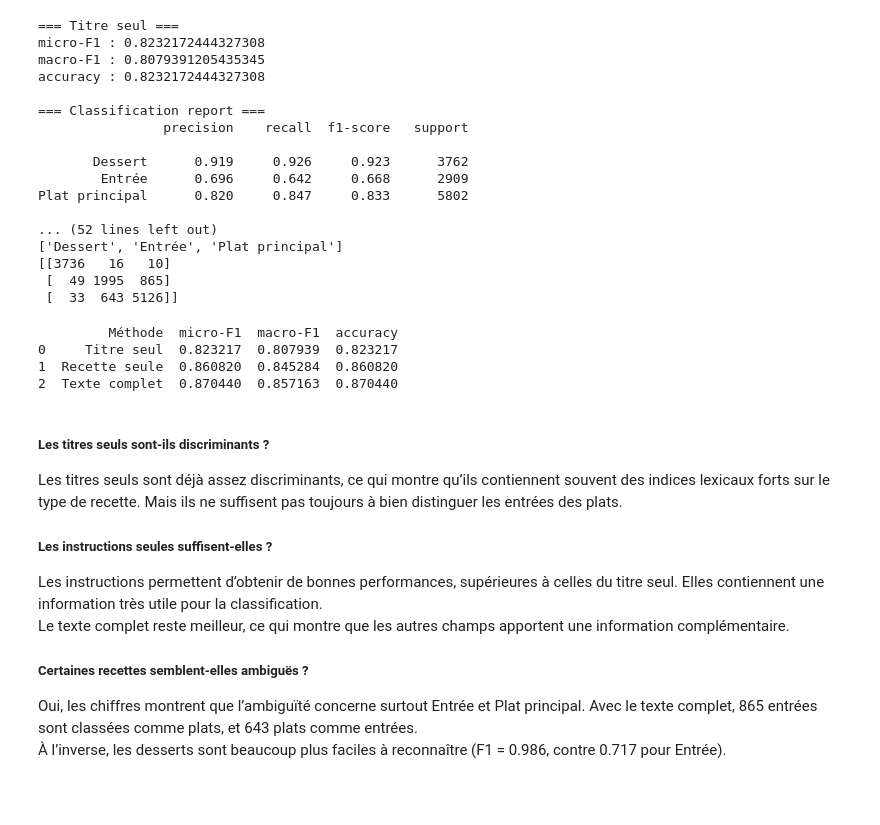
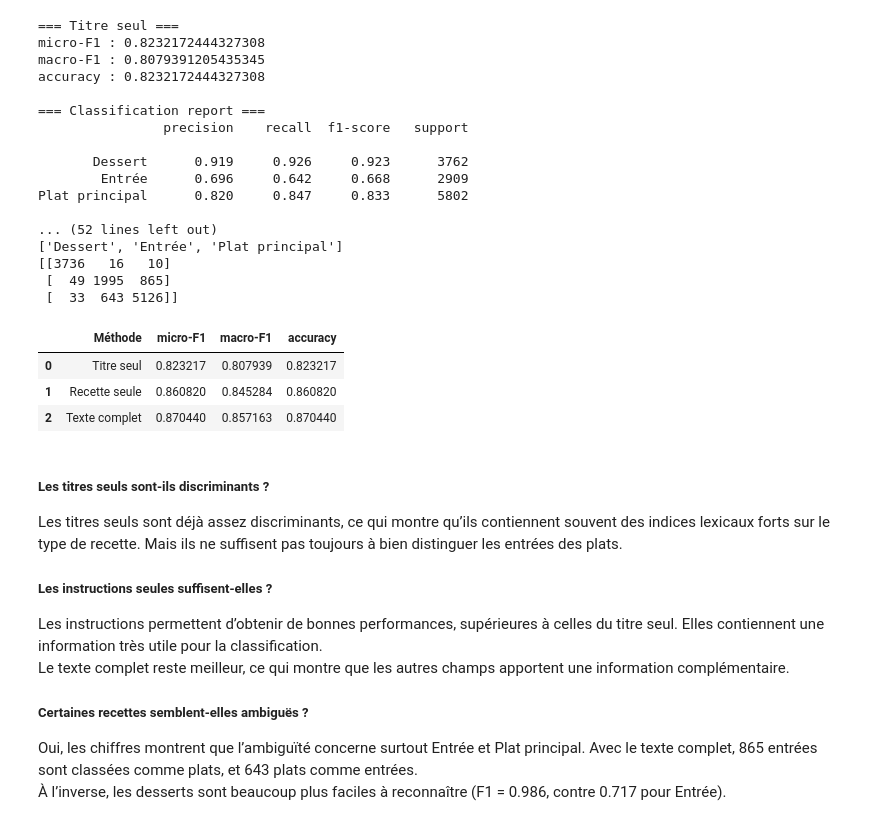
Before and after one commit to StuartGP-dev/Projet_TAL, a Jupyter notebook: src/main.ipynb, the cells around one changed output. Saved outputs shown, nothing was run; the diff lists cells and outputs as text; code cells hidden in the pictures; blank space fills up the shorter version.

```diff
--- a/src/main.ipynb
+++ b/src/main.ipynb
@@ -242,10 +253,12 @@ andouillettes           35                 0          37.569277
 Pour chaque classe, nous avons extrait les mots les plus spécifiques en comparant leur fréquence relative dans la classe à leur fréquence relative dans le reste du corpus. Cette mesure de surreprésentation permet d’identifier les termes caractéristiques de chaque catégorie, au-delà des mots simplement fréquents dans l’ensemble des recettes.
 # %% [markdown]
 ### Fonction d'évaluation
-# %%
-# Entrée: X et sortie: y
-X = train["text"]
-y = train["type"]
+# %%
+X_train = train["text"]
+y_train = train["type"]
+
+X_test = test["text"]
+y_test = test["type"]
 # %%
 random_state = 42
 # cross-validation
@@ -253,12 +303,7 @@ cv = StratifiedKFold(n_splits=5, shuffle=True, random_state=random_state)
 # %%
-# Fonction d'évaluation pour une méthode
+# Avec cross validate pour ne pas utiliser le fichier de test.
 
-
-# micro-F1 : F1 globale en agrégeant toutes les classes (les classes fréquentes pèsent plus)
-# macro-F1 : moyenne des F1 calculées séparément pour chaque classe (toutes les classes pèsent pareil)
-# accuracy : pourcentage de prédictions correctes
-
-def evaluate_model(name, model, X, y, cv):
+def evaluate_model_cv(name, model, X, y, cv):
     scores = cross_validate(
         model, X, y, cv=cv,
         scoring={
@@ -317,9 +362,10 @@ model = Pipeline([
 # %%
 results_exploration = []
 
-results_exploration.append(evaluate_model("Titre seul", model, X_titre, y, cv))
-results_exploration.append(evaluate_model("Recette seule", model, X_recette, y, cv))
-results_exploration.append(evaluate_model("Texte complet", model, X, y, cv))
+# On test avec cv sur le fichier train pour ne pas influencer les résulats lors du test final.
+results_exploration.append(evaluate_model_cv("Titre seul", model, X_titre, y_train, cv))
+results_exploration.append(evaluate_model_cv("Recette seule", model, X_recette, y_train, cv))
+results_exploration.append(evaluate_model_cv("Texte complet", model, X_train, y_train, cv))
 # %% [output]
 === Titre seul ===
 micro-F1 : 0.8232172444327308
@@ -340,12 +386,12 @@ Plat principal      0.820     0.847     0.833      5802
  [  33  643 5126]]
 # %%
 results_exploration_df = pd.DataFrame(results_exploration)
-print(results_exploration_df)
+results_exploration_df
 # %% [output]
-         Méthode  micro-F1  macro-F1  accuracy
-0     Titre seul  0.823217  0.807939  0.823217
-1  Recette seule  0.860820  0.845284  0.860820
-2  Texte complet  0.870440  0.857163  0.870440
+|  | Méthode | micro-F1 | macro-F1 | accuracy |
+| 0 | Titre seul | 0.823217 | 0.807939 | 0.823217 |
+| 1 | Recette seule | 0.860820 | 0.845284 | 0.860820 |
+| 2 | Texte complet | 0.870440 | 0.857163 | 0.870440 |
 # %% [markdown]
 ##### Les titres seuls sont-ils discriminants ?
 Les titres seuls sont déjà assez discriminants, ce qui montre qu’ils contiennent souvent des indices lexicaux forts sur le type de recette. Mais ils ne suffisent pas toujours à bien distinguer les entrées des plats.
```
Also changed, not shown: parts of 25 cells of this notebook, 3 other files.
